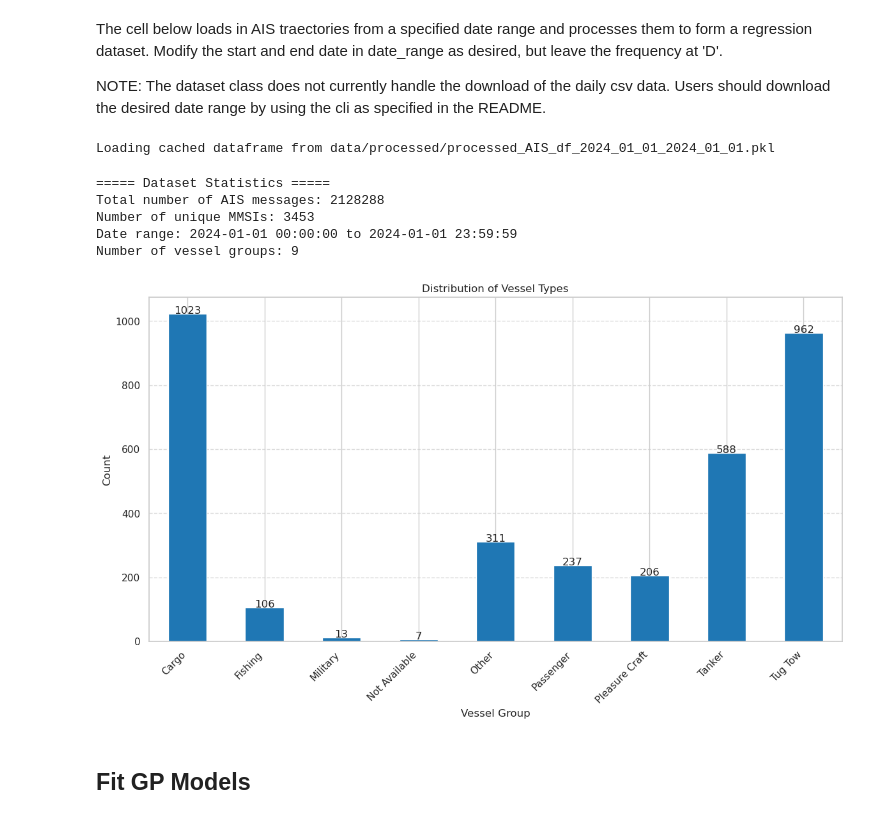
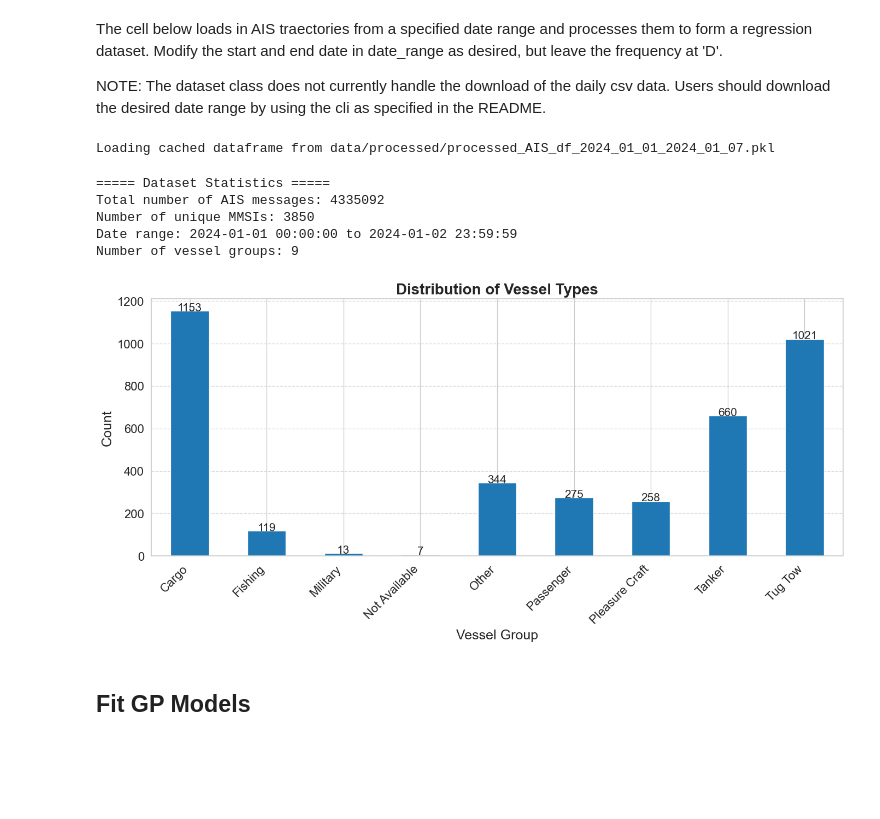
Before and after one commit to Astronauty/raytheon-ais-analysis, a Jupyter notebook: simple_kernel_classification.ipynb, the cells around one changed output. Cells and saved outputs as stored; diff of their text form; code cells hidden in the pictures; blank space fills up the shorter version.

```diff
--- a/simple_kernel_classification.ipynb
+++ b/simple_kernel_classification.ipynb
@@ -33,19 +35,19 @@ The cell below loads in AIS traectories from a specified date range and processe
 
 NOTE: The dataset class does not currently handle the download of the daily csv data. Users should download the desired date range by using the cli as specified in the README.
 # %%
-date_range = pd.date_range(start='2024-01-01', end='2024-01-01', freq='D')
+date_range = pd.date_range(start='2024-01-01', end='2024-01-07', freq='D')
 gp_regression_dataset = AISTrajectoryRegressionDataset(date_range, device)
 
 # Display vessel group histogram
 group_counts = gp_regression_dataset.plot_vessel_group_histogram(figsize=(14, 7))
 # %% [output]
-Loading cached dataframe from data/processed/processed_AIS_df_2024_01_01_2024_01_01.pkl
+Loading cached dataframe from data/processed/processed_AIS_df_2024_01_01_2024_01_07.pkl
 ===== Dataset Statistics =====
-Total number of AIS messages: 2128288
-Number of unique MMSIs: 3453
-Date range: 2024-01-01 00:00:00 to 2024-01-01 23:59:59
+Total number of AIS messages: 4335092
+Number of unique MMSIs: 3850
+Date range: 2024-01-01 00:00:00 to 2024-01-02 23:59:59
 Number of vessel groups: 9
-[figure, old version]
+[figure, new version]
 # %% [markdown]
 ## Fit GP Models
 # %% [markdown]
```
Also changed, not shown: parts of 4 cells of this notebook, 4 other files.
